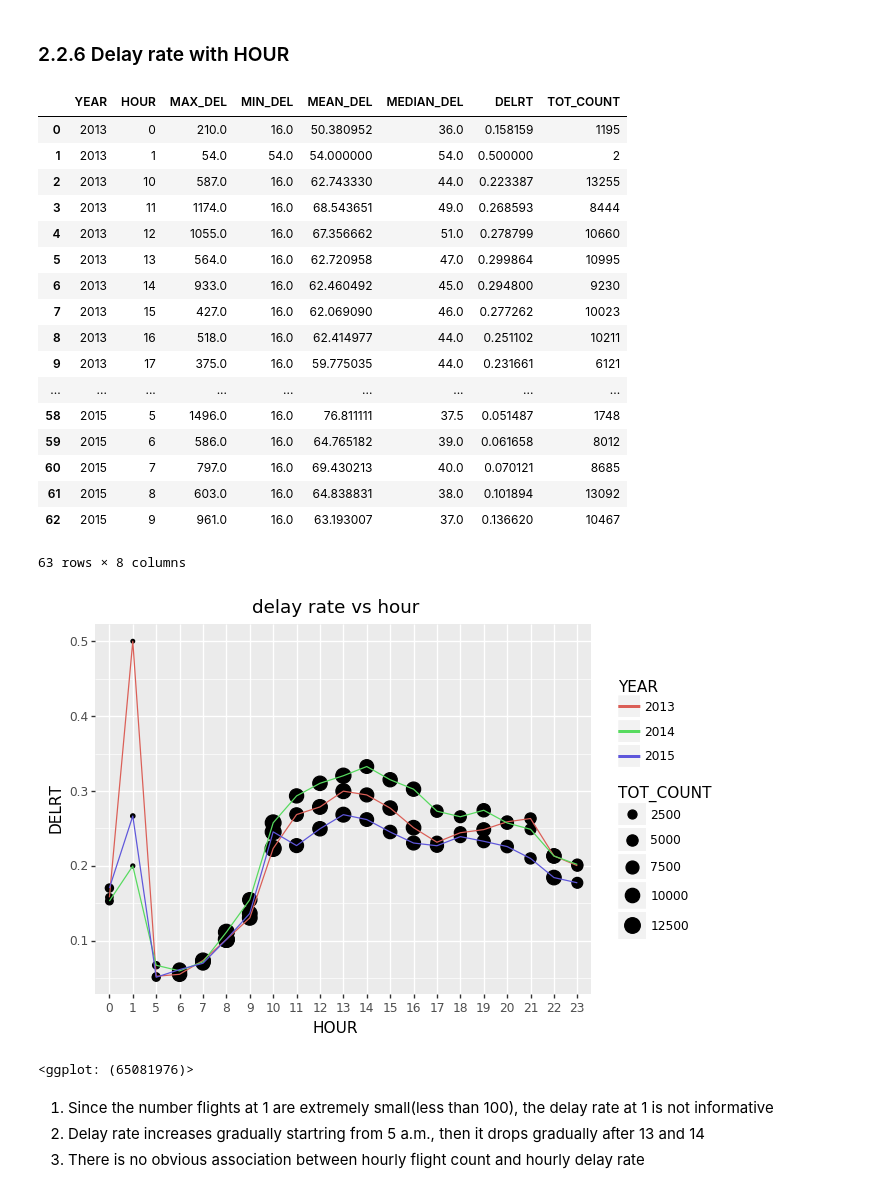
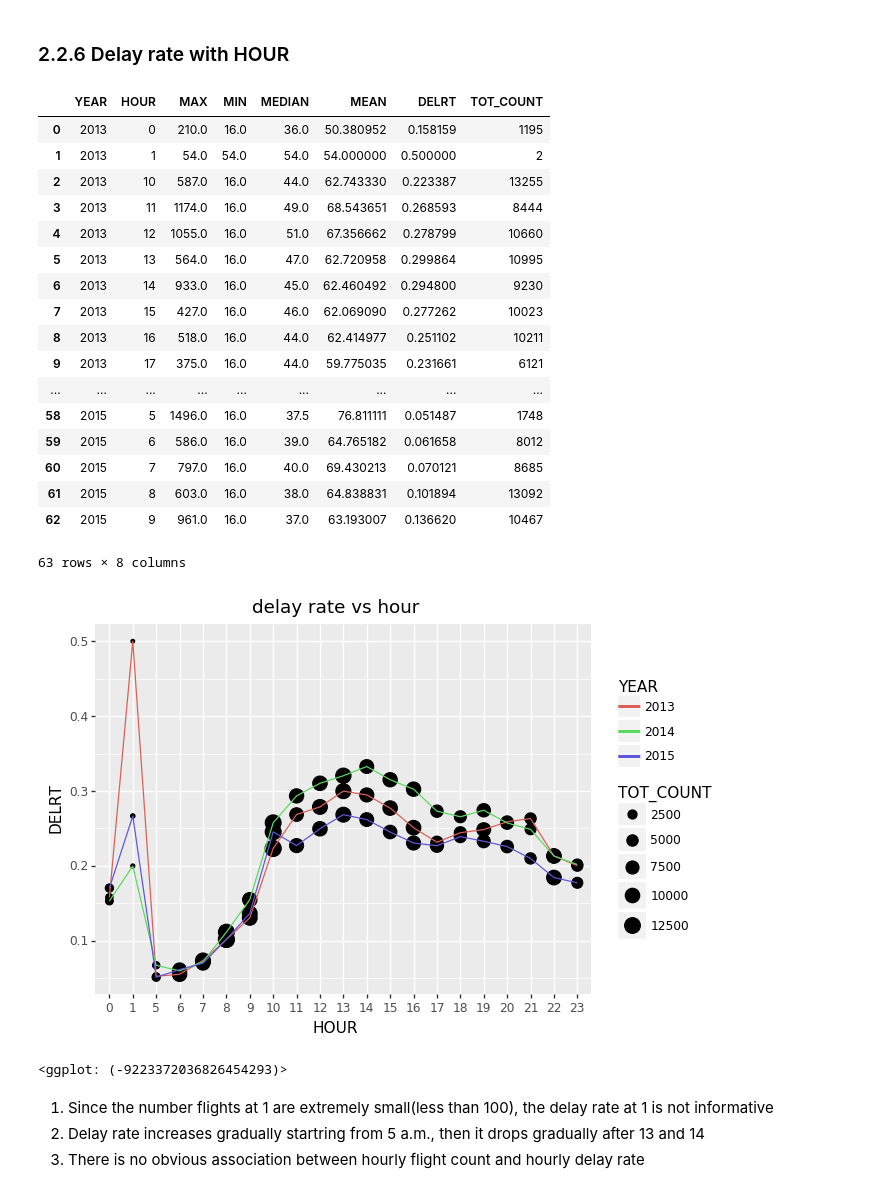
Before and after one commit to zihanmok/SF_Flight_Prediction, a Jupyter notebook: Group61_Project_Code.ipynb, the cells around one changed output. Cells and saved outputs as stored; diff of their text form; code cells hidden in the pictures.

```diff
--- a/Group61_Project_Code.ipynb
+++ b/Group61_Project_Code.ipynb
@@ -548,15 +550,28 @@ def groups_stat(delay_groups, groups):
     Return: A statistics table including max, min, mean, median delay and delay rate from delay group
                                          number of total flights from full group
     """
+    delay_groups.DEP_DELAY.aggregate(['max','min','median','mean'])
     table = pd.DataFrame(index=delay_groups.groups.keys(),
                          columns=['MAX_DEL','MIN_DEL','MEAN_DEL','MEDIAN_DEL','DELRT','TOT_COUNT'])
-    table['MAX_DEL'] = delay_groups['DEP_DELAY'].apply(max).tolist()
-    table['MIN_DEL'] = delay_groups['DEP_DELAY'].apply(min).tolist()
-    table['MEAN_DEL'] = delay_groups['DEP_DELAY'].apply(np.mean).tolist()
-    table['MEDIAN_DEL'] = delay_groups['DEP_DELAY'].apply(np.median).tolist()
     table['DELRT'] = (delay_groups.apply(len) / groups.apply(len)).tolist()
     table['TOT_COUNT'] = groups.apply(len).tolist()
     return table
+# %%
+def groups_stat(delay_groups, groups):
+    """Calculate descriptive statistics
+    Arg:
+    delay_groups: group from delay dataset
+    groups: group from full dataset
+
+    Return: A statistics table including max, min, mean, median delay and delay rate from delay group
+                                         number of total flights from full group
+    """
+    table = delay_groups.DEP_DELAY.aggregate(['max','min','median','mean'])
+    table['DELRT'] = delay_groups.apply(len) / groups.apply(len)
+    table['TOT_COUNT'] = groups.apply(len)
+    table.reset_index(inplace=True)
+    table.columns = table.columns.str.upper()
+    return table
 # %%
 #day of week statistics
 dow_gby_d = sfo_delay[['YEAR','DAY_OF_WEEK','DEP_DELAY']].groupby(['YEAR','DAY_OF_WEEK'])
@@ -714,29 +724,27 @@ p9.ggplot(al_stat,p9.aes('airline','DELRT',fill='airline'))+p9.geom_col()\
 # %%
 #hourly statistics
 hour_gby_d = sfo_delay[['YEAR','HOUR','DEP_DELAY']].groupby(['YEAR','HOUR'])
 hour_gby = nsfo[['YEAR','HOUR','DEP_DELAY']].groupby(['YEAR','HOUR'])
 hour_stat = groups_stat(hour_gby_d,hour_gby)
-hour_stat.reset_index(inplace = True)
-hour_stat.rename(columns={'level_0':'YEAR','level_1':'HOUR'},inplace=True)
 hour_stat
 # %% [output]
-|  | YEAR | HOUR | MAX_DEL | MIN_DEL | MEAN_DEL | MEDIAN_DEL | DELRT | TOT_COUNT |
-| 0 | 2013 | 0 | 210.0 | 16.0 | 50.380952 | 36.0 | 0.158159 | 1195 |
-| 1 | 2013 | 1 | 54.0 | 54.0 | 54.000000 | 54.0 | 0.500000 | 2 |
-| 2 | 2013 | 10 | 587.0 | 16.0 | 62.743330 | 44.0 | 0.223387 | 13255 |
-| 3 | 2013 | 11 | 1174.0 | 16.0 | 68.543651 | 49.0 | 0.268593 | 8444 |
-| 4 | 2013 | 12 | 1055.0 | 16.0 | 67.356662 | 51.0 | 0.278799 | 10660 |
-| 5 | 2013 | 13 | 564.0 | 16.0 | 62.720958 | 47.0 | 0.299864 | 10995 |
-| 6 | 2013 | 14 | 933.0 | 16.0 | 62.460492 | 45.0 | 0.294800 | 9230 |
-| 7 | 2013 | 15 | 427.0 | 16.0 | 62.069090 | 46.0 | 0.277262 | 10023 |
-| 8 | 2013 | 16 | 518.0 | 16.0 | 62.414977 | 44.0 | 0.251102 | 10211 |
-| 9 | 2013 | 17 | 375.0 | 16.0 | 59.775035 | 44.0 | 0.231661 | 6121 |
+|  | YEAR | HOUR | MAX | MIN | MEDIAN | MEAN | DELRT | TOT_COUNT |
+| 0 | 2013 | 0 | 210.0 | 16.0 | 36.0 | 50.380952 | 0.158159 | 1195 |
+| 1 | 2013 | 1 | 54.0 | 54.0 | 54.0 | 54.000000 | 0.500000 | 2 |
+| 2 | 2013 | 10 | 587.0 | 16.0 | 44.0 | 62.743330 | 0.223387 | 13255 |
+| 3 | 2013 | 11 | 1174.0 | 16.0 | 49.0 | 68.543651 | 0.268593 | 8444 |
+| 4 | 2013 | 12 | 1055.0 | 16.0 | 51.0 | 67.356662 | 0.278799 | 10660 |
+| 5 | 2013 | 13 | 564.0 | 16.0 | 47.0 | 62.720958 | 0.299864 | 10995 |
+| 6 | 2013 | 14 | 933.0 | 16.0 | 45.0 | 62.460492 | 0.294800 | 9230 |
+| 7 | 2013 | 15 | 427.0 | 16.0 | 46.0 | 62.069090 | 0.277262 | 10023 |
+| 8 | 2013 | 16 | 518.0 | 16.0 | 44.0 | 62.414977 | 0.251102 | 10211 |
+| 9 | 2013 | 17 | 375.0 | 16.0 | 44.0 | 59.775035 | 0.231661 | 6121 |
 | ... | ... | ... | ... | ... | ... | ... | ... | ... |
-| 58 | 2015 | 5 | 1496.0 | 16.0 | 76.811111 | 37.5 | 0.051487 | 1748 |
-| 59 | 2015 | 6 | 586.0 | 16.0 | 64.765182 | 39.0 | 0.061658 | 8012 |
-| 60 | 2015 | 7 | 797.0 | 16.0 | 69.430213 | 40.0 | 0.070121 | 8685 |
-| 61 | 2015 | 8 | 603.0 | 16.0 | 64.838831 | 38.0 | 0.101894 | 13092 |
-| 62 | 2015 | 9 | 961.0 | 16.0 | 63.193007 | 37.0 | 0.136620 | 10467 |
+| 58 | 2015 | 5 | 1496.0 | 16.0 | 37.5 | 76.811111 | 0.051487 | 1748 |
+| 59 | 2015 | 6 | 586.0 | 16.0 | 39.0 | 64.765182 | 0.061658 | 8012 |
+| 60 | 2015 | 7 | 797.0 | 16.0 | 40.0 | 69.430213 | 0.070121 | 8685 |
+| 61 | 2015 | 8 | 603.0 | 16.0 | 38.0 | 64.838831 | 0.101894 | 13092 |
+| 62 | 2015 | 9 | 961.0 | 16.0 | 37.0 | 63.193007 | 0.136620 | 10467 |
 63 rows × 8 columns
 # %%
 p9.ggplot(hour_stat,p9.aes(x = 'pd.Categorical(HOUR.astype(int))', y='DELRT',group='YEAR'))\
@@ -746,7 +754,7 @@ p9.ggplot(hour_stat,p9.aes(x = 'pd.Categorical(HOUR.astype(int))', y='DELRT',gro
 + p9.ggtitle('delay rate vs hour')
 # %% [output]
 [figure]
-<ggplot: (65081976)>
+<ggplot: (-9223372036826454293)>
 # %% [markdown]
 1. Since the number flights at 1  are extremely small(less than 100), the delay rate at 1  is not informative
 2. Delay rate increases gradually startring from 5 a.m., then it drops gradually after 13 and 14
```
Also changed, not shown: parts of 11 cells of this notebook.
